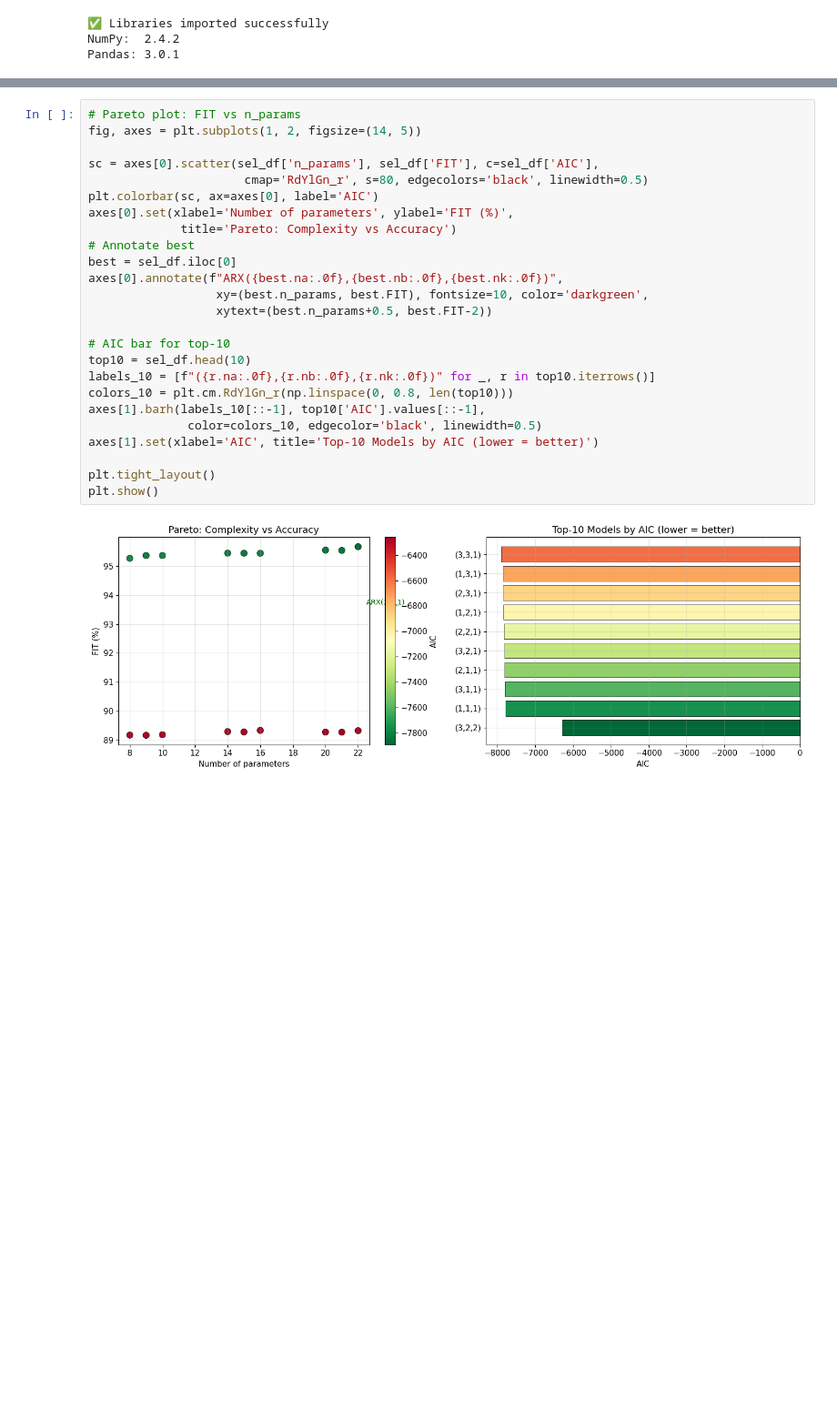
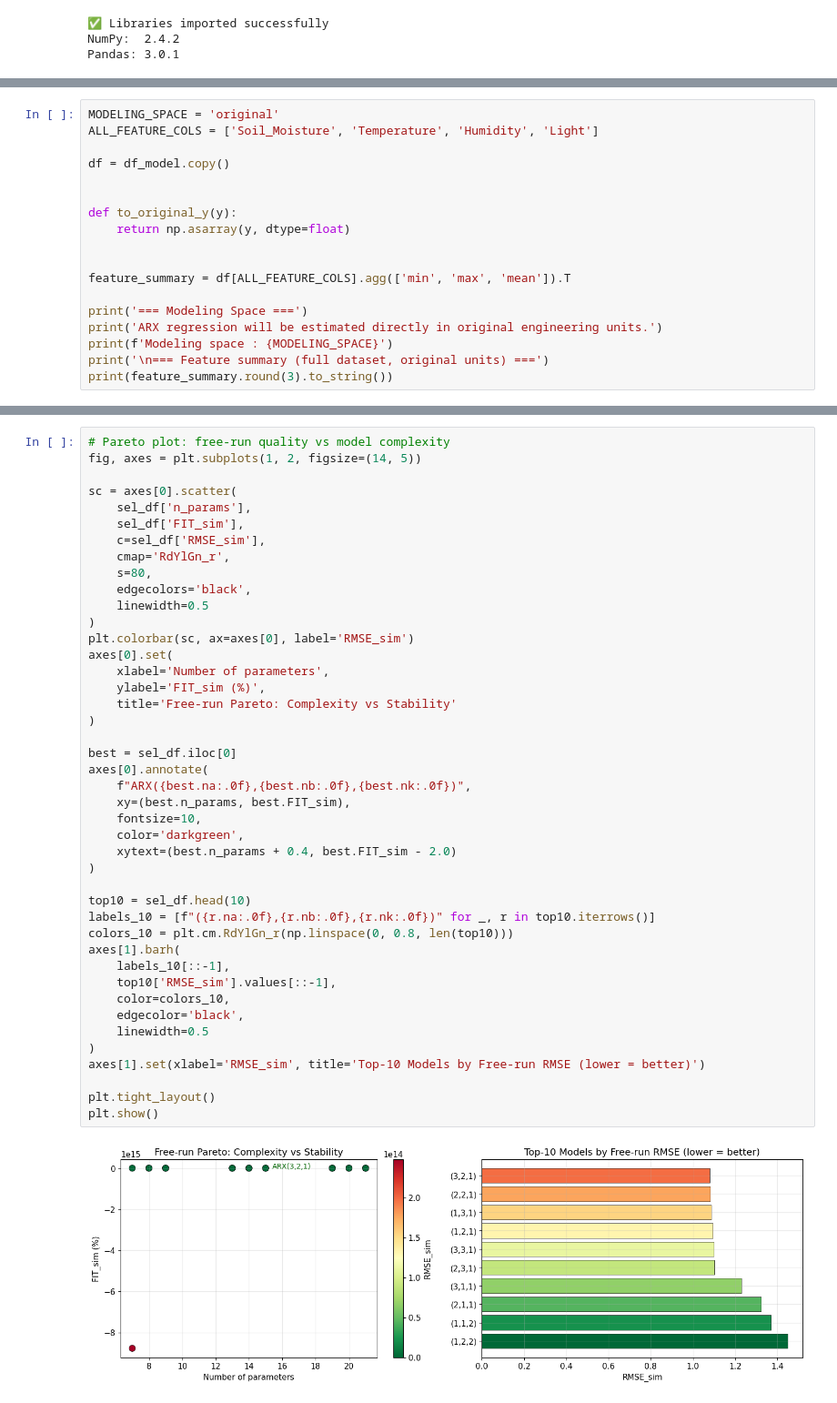
Before and after one commit to TrisMinh/ARX-Model, a Jupyter notebook: ARX_Model_Notebook.ipynb, the cells around one changed output, grey strips where cells are left out. Shown at 91% size. Cells and saved outputs as stored; diff of their text form; blank space fills up the shorter version.

```diff
--- a/ARX_Model_Notebook.ipynb
+++ b/ARX_Model_Notebook.ipynb
@@ -417,0 +320,18 @@ $$X = \begin{bmatrix} \varphi(3)^T \\ \varphi(4)^T \\ \vdots \\ \varphi(N)^T \en
+# %%
+MODELING_SPACE = 'original'
+ALL_FEATURE_COLS = ['Soil_Moisture', 'Temperature', 'Humidity', 'Light']
+
+df = df_model.copy()
+
+
+def to_original_y(y):
+    return np.asarray(y, dtype=float)
+
+
+feature_summary = df[ALL_FEATURE_COLS].agg(['min', 'max', 'mean']).T
+
+print('=== Modeling Space ===')
+print('ARX regression will be estimated directly in original engineering units.')
+print(f'Modeling space : {MODELING_SPACE}')
+print('\n=== Feature summary (full dataset, original units) ===')
+print(feature_summary.round(3).to_string())
@@ -957,27 +1096,45 @@ Testing 18 model structures...
 # %%
-# Pareto plot: FIT vs n_params
+# Pareto plot: free-run quality vs model complexity
 fig, axes = plt.subplots(1, 2, figsize=(14, 5))
 
-sc = axes[0].scatter(sel_df['n_params'], sel_df['FIT'], c=sel_df['AIC'],
-                      cmap='RdYlGn_r', s=80, edgecolors='black', linewidth=0.5)
-plt.colorbar(sc, ax=axes[0], label='AIC')
-axes[0].set(xlabel='Number of parameters', ylabel='FIT (%)',
-             title='Pareto: Complexity vs Accuracy')
-# Annotate best
+sc = axes[0].scatter(
+    sel_df['n_params'],
+    sel_df['FIT_sim'],
+    c=sel_df['RMSE_sim'],
+    cmap='RdYlGn_r',
+    s=80,
+    edgecolors='black',
+    linewidth=0.5
+)
+plt.colorbar(sc, ax=axes[0], label='RMSE_sim')
+axes[0].set(
+    xlabel='Number of parameters',
+    ylabel='FIT_sim (%)',
+    title='Free-run Pareto: Complexity vs Stability'
+)
+
 best = sel_df.iloc[0]
-axes[0].annotate(f"ARX({best.na:.0f},{best.nb:.0f},{best.nk:.0f})",
-                  xy=(best.n_params, best.FIT), fontsize=10, color='darkgreen',
-                  xytext=(best.n_params+0.5, best.FIT-2))
+axes[0].annotate(
+    f"ARX({best.na:.0f},{best.nb:.0f},{best.nk:.0f})",
+    xy=(best.n_params, best.FIT_sim),
+    fontsize=10,
+    color='darkgreen',
+    xytext=(best.n_params + 0.4, best.FIT_sim - 2.0)
+)
 
-# AIC bar for top-10
 top10 = sel_df.head(10)
 labels_10 = [f"({r.na:.0f},{r.nb:.0f},{r.nk:.0f})" for _, r in top10.iterrows()]
 colors_10 = plt.cm.RdYlGn_r(np.linspace(0, 0.8, len(top10)))
-axes[1].barh(labels_10[::-1], top10['AIC'].values[::-1],
-              color=colors_10, edgecolor='black', linewidth=0.5)
-axes[1].set(xlabel='AIC', title='Top-10 Models by AIC (lower = better)')
+axes[1].barh(
+    labels_10[::-1],
+    top10['RMSE_sim'].values[::-1],
+    color=colors_10,
+    edgecolor='black',
+    linewidth=0.5
+)
+axes[1].set(xlabel='RMSE_sim', title='Top-10 Models by Free-run RMSE (lower = better)')
 
 plt.tight_layout()
 plt.show()
 # %% [output]
-[figure, old version]
+[figure, new version]
```
Also changed, not shown: parts of 57 cells of this notebook, 12 other files.
